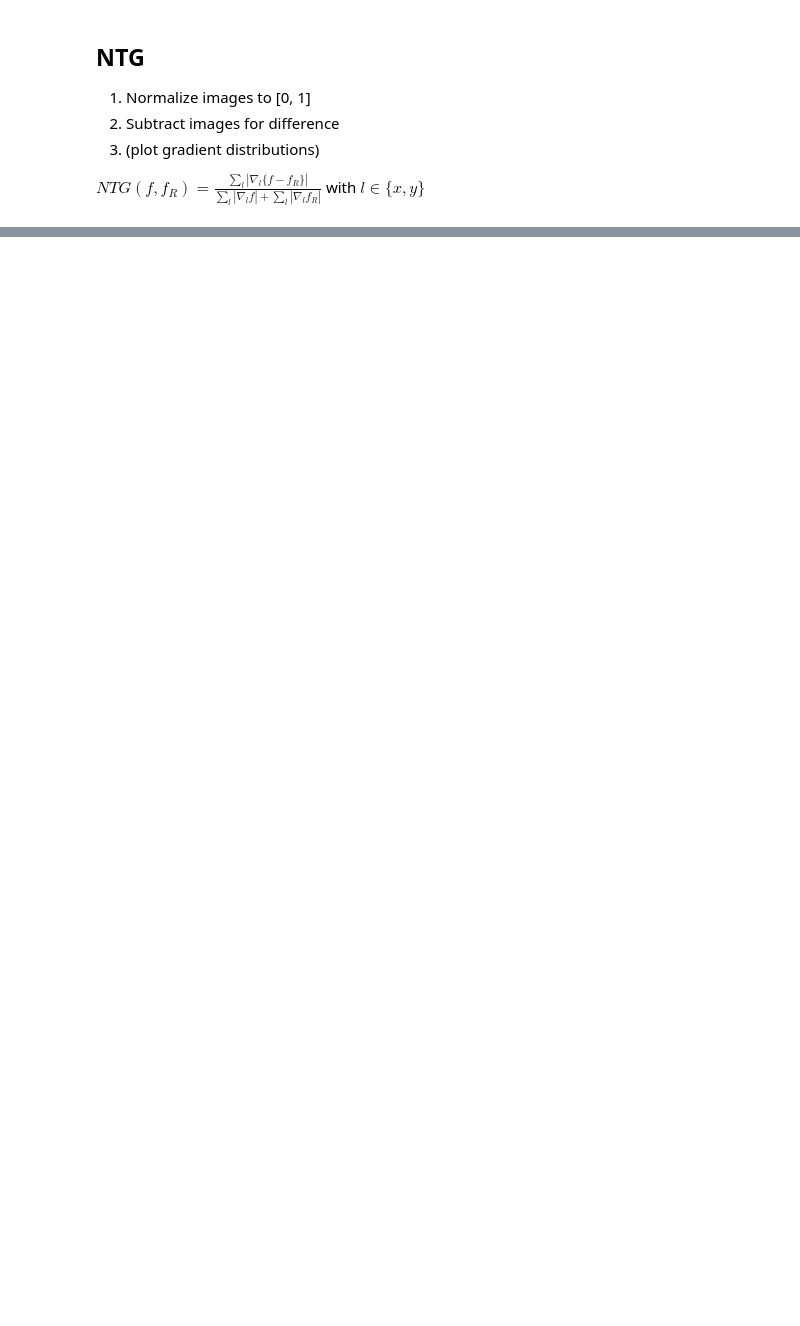
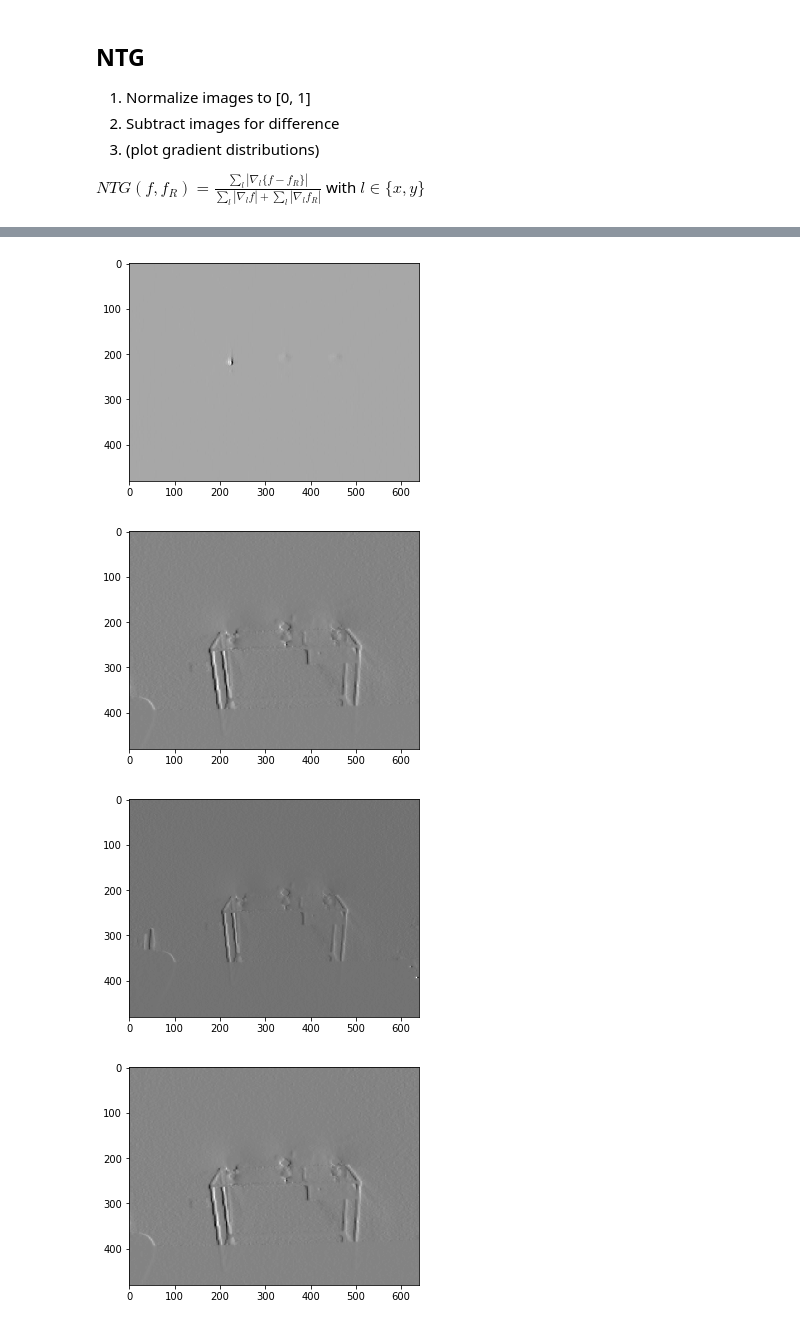
Before and after one commit to Lindronics/honours_project, a Jupyter notebook: notebooks/flir_one/normalized_total_gradient.ipynb, the cells around one changed output, grey strips where cells are left out. Cells and saved outputs as stored; diff of their text form; code cells hidden in the pictures; blank space fills up the shorter version.

```diff
--- a/notebooks/flir_one/normalized_total_gradient.ipynb
+++ b/notebooks/flir_one/normalized_total_gradient.ipynb
@@ -185,0 +203,20 @@ plt.imshow(fir-rgb)
+# %%
+def gradient(f, norm=1):
+    kx = np.array([[1,0,-1],[2,0,-2],[1,0,-1]])
+    ky = np.array([[1,2,1] ,[0,0,0], [-1,-2,-1]])
+
+    dx = ndimage.convolve(f, kx)
+    dy = ndimage.convolve(f, ky)
+
+    plt.figure()
+    plt.imshow(dx, cmap="gray")
+
+gradient(fir)
+gradient(rgb_trans)
+gradient(rgb - fir)
+gradient(rgb_trans - fir)
+# %% [output]
+[figure, added]
+[figure, added]
+[figure, added]
+[figure, added]
```
Also changed, not shown: parts of 19 cells of this notebook, 1 other file.
